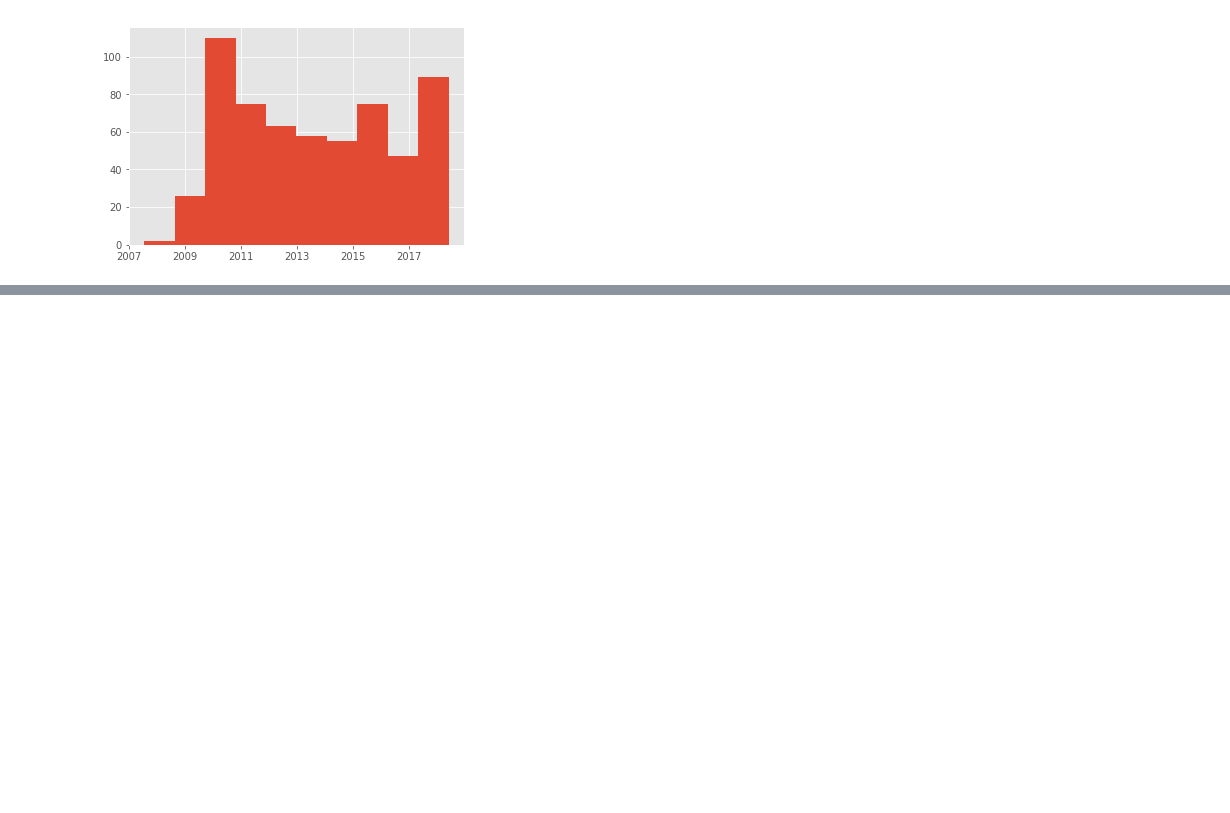
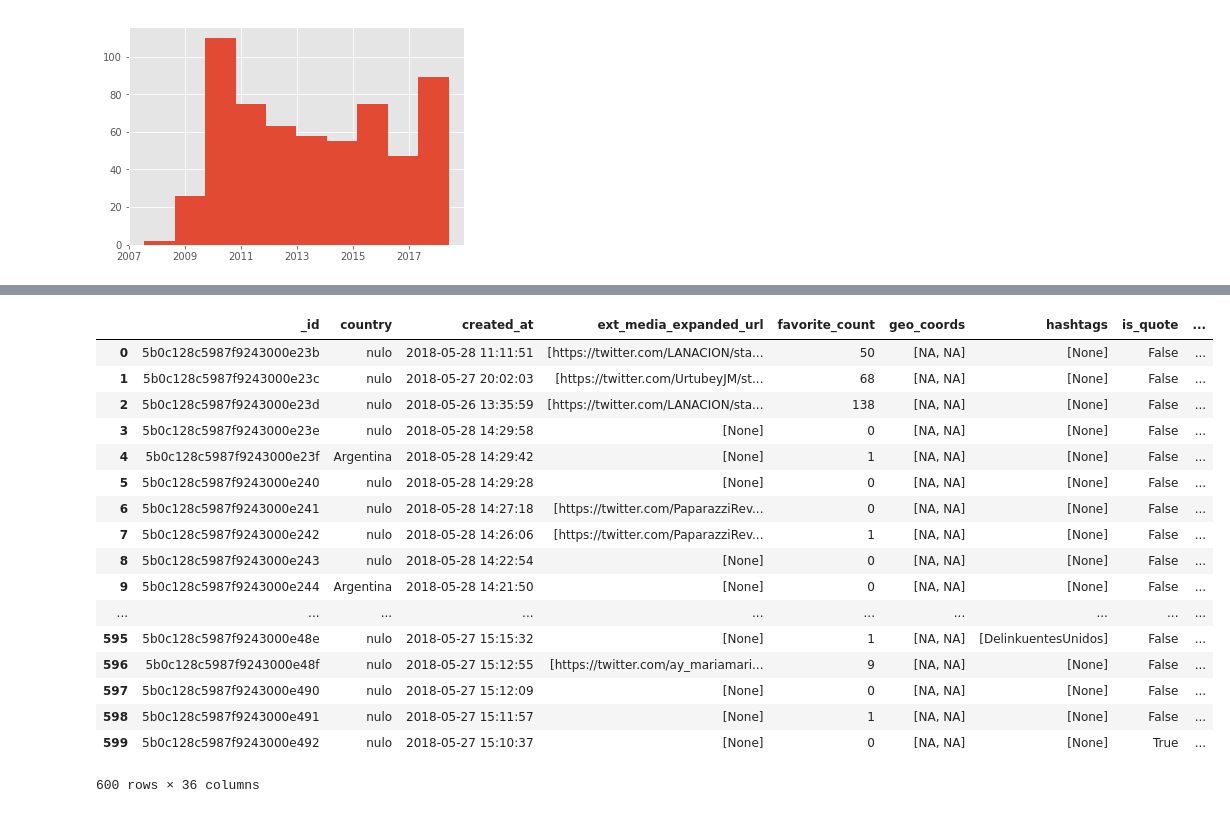
Before and after one commit to pedrojneme/maestria, a Jupyter notebook: dm_tp1/tp1_exploracion .ipynb, the cells around one changed output, grey strips where cells are left out. Saved outputs shown, nothing was run; the diff lists cells and outputs as text; code cells hidden in the pictures; blank space fills up the shorter version.

```diff
--- a/dm_tp1/tp1_exploracion .ipynb
+++ b/dm_tp1/tp1_exploracion .ipynb
@@ -174,0 +187,21 @@ usersDf.account_created_at.hist()
+# %%
+tweetsDf
+# %% [output]
+|  | _id | country | created_at | ext_media_expanded_url | favorite_count | geo_coords | hashtags | is_quote | ... |
+| 0 | 5b0c128c5987f9243000e23b | nulo | 2018-05-28 11:11:51 | [https://twitter.com/LANACION/sta... | 50 | [NA, NA] | [None] | False | ... |
+| 1 | 5b0c128c5987f9243000e23c | nulo | 2018-05-27 20:02:03 | [https://twitter.com/UrtubeyJM/st... | 68 | [NA, NA] | [None] | False | ... |
+| 2 | 5b0c128c5987f9243000e23d | nulo | 2018-05-26 13:35:59 | [https://twitter.com/LANACION/sta... | 138 | [NA, NA] | [None] | False | ... |
+| 3 | 5b0c128c5987f9243000e23e | nulo | 2018-05-28 14:29:58 | [None] | 0 | [NA, NA] | [None] | False | ... |
+| 4 | 5b0c128c5987f9243000e23f | Argentina | 2018-05-28 14:29:42 | [None] | 1 | [NA, NA] | [None] | False | ... |
+| 5 | 5b0c128c5987f9243000e240 | nulo | 2018-05-28 14:29:28 | [None] | 0 | [NA, NA] | [None] | False | ... |
+| 6 | 5b0c128c5987f9243000e241 | nulo | 2018-05-28 14:27:18 | [https://twitter.com/PaparazziRev... | 0 | [NA, NA] | [None] | False | ... |
+| 7 | 5b0c128c5987f9243000e242 | nulo | 2018-05-28 14:26:06 | [https://twitter.com/PaparazziRev... | 1 | [NA, NA] | [None] | False | ... |
+| 8 | 5b0c128c5987f9243000e243 | nulo | 2018-05-28 14:22:54 | [None] | 0 | [NA, NA] | [None] | False | ... |
+| 9 | 5b0c128c5987f9243000e244 | Argentina | 2018-05-28 14:21:50 | [None] | 0 | [NA, NA] | [None] | False | ... |
+| ... | ... | ... | ... | ... | ... | ... | ... | ... | ... |
+| 595 | 5b0c128c5987f9243000e48e | nulo | 2018-05-27 15:15:32 | [None] | 1 | [NA, NA] | [DelinkuentesUnidos] | False | ... |
+| 596 | 5b0c128c5987f9243000e48f | nulo | 2018-05-27 15:12:55 | [https://twitter.com/ay_mariamari... | 9 | [NA, NA] | [None] | False | ... |
+| 597 | 5b0c128c5987f9243000e490 | nulo | 2018-05-27 15:12:09 | [None] | 0 | [NA, NA] | [None] | False | ... |
+| 598 | 5b0c128c5987f9243000e491 | nulo | 2018-05-27 15:11:57 | [None] | 1 | [NA, NA] | [None] | False | ... |
+| 599 | 5b0c128c5987f9243000e492 | nulo | 2018-05-27 15:10:37 | [None] | 0 | [NA, NA] | [None] | True | ... |
+600 rows × 36 columns
```
Also changed, not shown: parts of 1 cell of this notebook, 1 other file.
